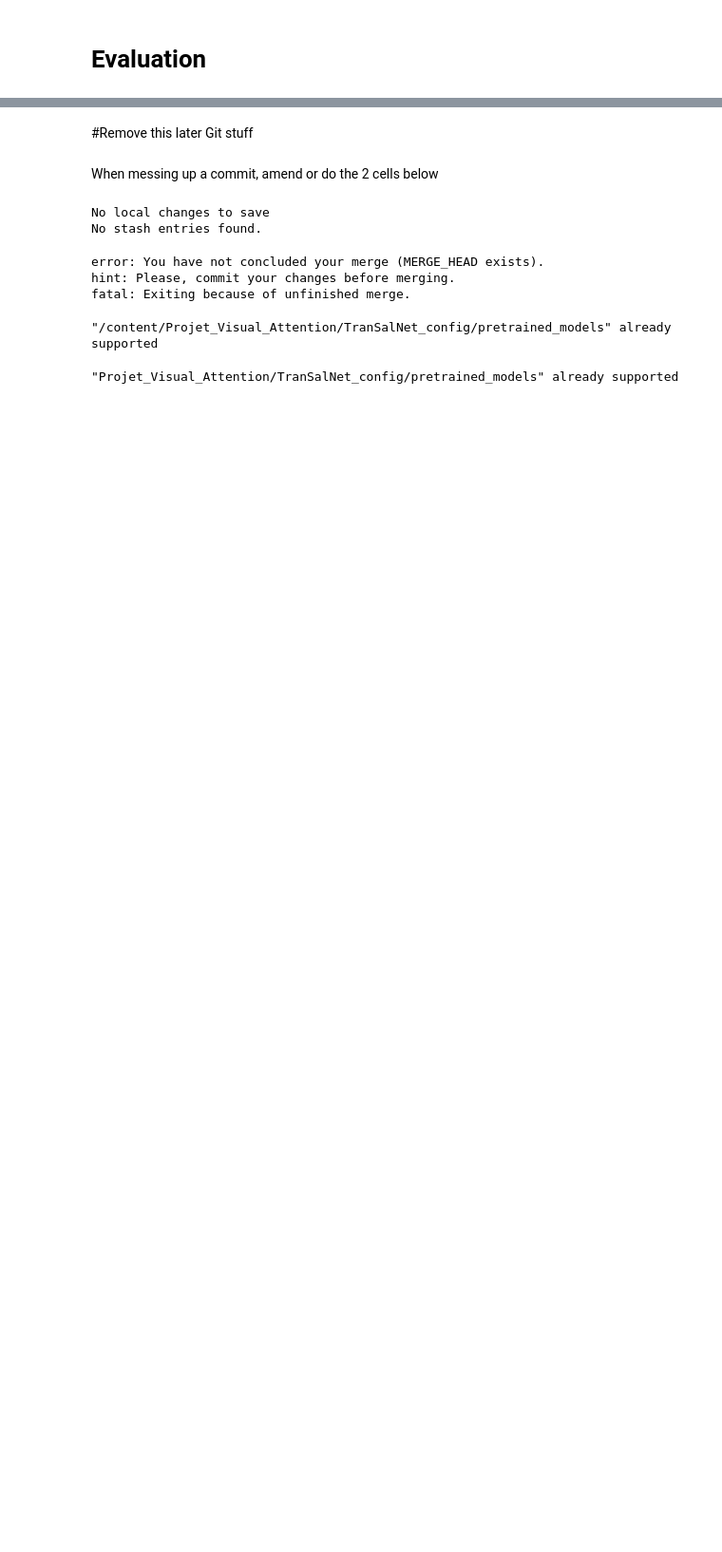
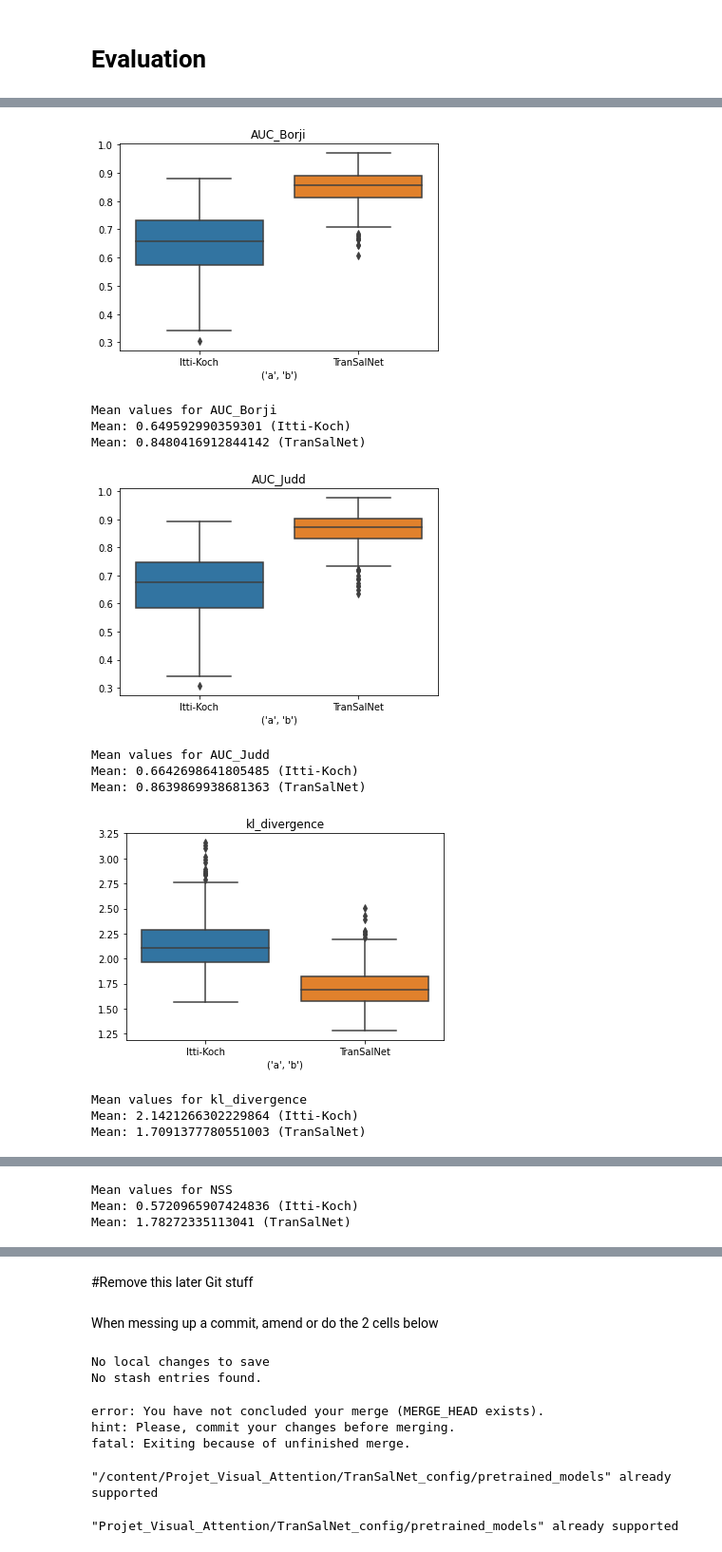
Before and after one commit to Ajamelot56/Projet_Visual_Attention, a Jupyter notebook: PC_2022_VA_Project.ipynb, the cells around one changed output, grey strips where cells are left out. Shown at 95% size. Drawn from its saved outputs; the diff is of its cells as text; code cells hidden in the pictures; blank space fills up the shorter version.

```diff
--- a/PC_2022_VA_Project.ipynb
+++ b/PC_2022_VA_Project.ipynb
@@ -99,6 +89,6 @@ def get_fixmap(img_name: str):
 # %%
 def get_salmap(fixmap: np.ndarray):
-  return gaussian_filter(fixmap.astype(np.float32), ppda)
+  return gaussian_filter(fixmap, ppda)
 # %%
 def show_salmap(salmap: np.ndarray):
     plt.imshow(salmap)
@@ -347,0 +619,21 @@ Compare performances, runtime, and anything that seems relevant.
+# %%
+def CC(saliencyMap1, saliencyMap2):
+    """
+    Computes the linear correlation coefficient between two different
+    saliency maps (also called Pearson's linear coefficient).
+
+    Arguments:
+        saliencyMap1: Grayscale Saliency map.
+        saliencyMap2: Grayscale Saliency map.
+
+    Returns:
+        Linear correlation coefficient ([-1, 1]).
+    """
+
+    if saliencyMap1.shape != saliencyMap2.shape:
+        saliencyMap1 = cv2.resize(saliencyMap1, np.shape(saliencyMap2)[:2][::-1])
+
+    saliencyMap1 = std_normalize(saliencyMap1)
+    saliencyMap2 = std_normalize(saliencyMap2)
+
+    return np.corrcoef(saliencyMap1.reshape(-1), saliencyMap2.reshape(-1))[0, 1]
@@ -347,0 +686,13 @@ Compare performances, runtime, and anything that seems relevant.
+# %%
+import pickle
+with open('itti_metrics.pickle', 'wb') as handle:
+  pickle.dump(itti_metrics, handle, protocol=pickle.HIGHEST_PROTOCOL)
+
+with open('transalnet_metrics.pickle', 'wb') as handle:
+  pickle.dump(transalnet_metrics, handle, protocol=pickle.HIGHEST_PROTOCOL)
+# %%
+with open('itti_metrics.pickle', 'rb') as handle:
+    itti_metrics = pickle.load(handle)
+
+with open('transalnet_metrics.pickle', 'rb') as handle:
+    transalnet_metrics = pickle.load(handle)
@@ -347,0 +703,21 @@ Compare performances, runtime, and anything that seems relevant.
+# %%
+for key in itti_metrics:
+  sns.boxplot(data=(itti_metrics[key],transalnet_metrics[key])).set(xlabel=("a","b"), title=key)
+  plt.xticks(plt.xticks()[0], ("Itti-Koch","TranSalNet"))
+  plt.show()
+  print("Mean values for", key)
+  print("Mean:",sum(itti_metrics[key]) / len(itti_metrics[key]), "(Itti-Koch)")
+  print("Mean:",sum(transalnet_metrics[key]) / len(transalnet_metrics[key]), "(TranSalNet)")
+# %% [output]
+[figure, added]
+Mean values for AUC_Borji
+Mean: 0.649592990359301 (Itti-Koch)
+Mean: 0.8480416912844142 (TranSalNet)
+[figure, added]
+Mean values for AUC_Judd
+Mean: 0.6642698641805485 (Itti-Koch)
+Mean: 0.8639869938681363 (TranSalNet)
+[figure, added]
+Mean values for kl_divergence
+Mean: 2.1421266302229864 (Itti-Koch)
+Mean: 1.7091377780551003 (TranSalNet)
@@ -347,0 +725,3 @@ Compare performances, runtime, and anything that seems relevant.
+Mean values for NSS
+Mean: 0.5720965907424836 (Itti-Koch)
+Mean: 1.78272335113041 (TranSalNet)
```
Also changed, not shown: parts of 51 cells of this notebook.
